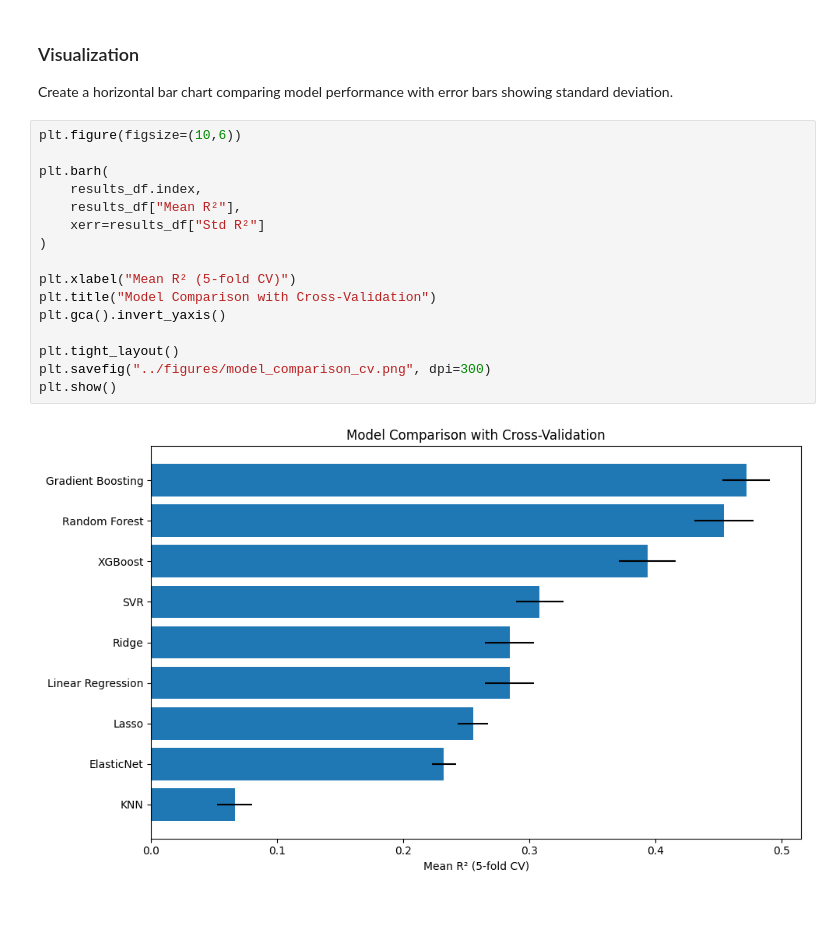
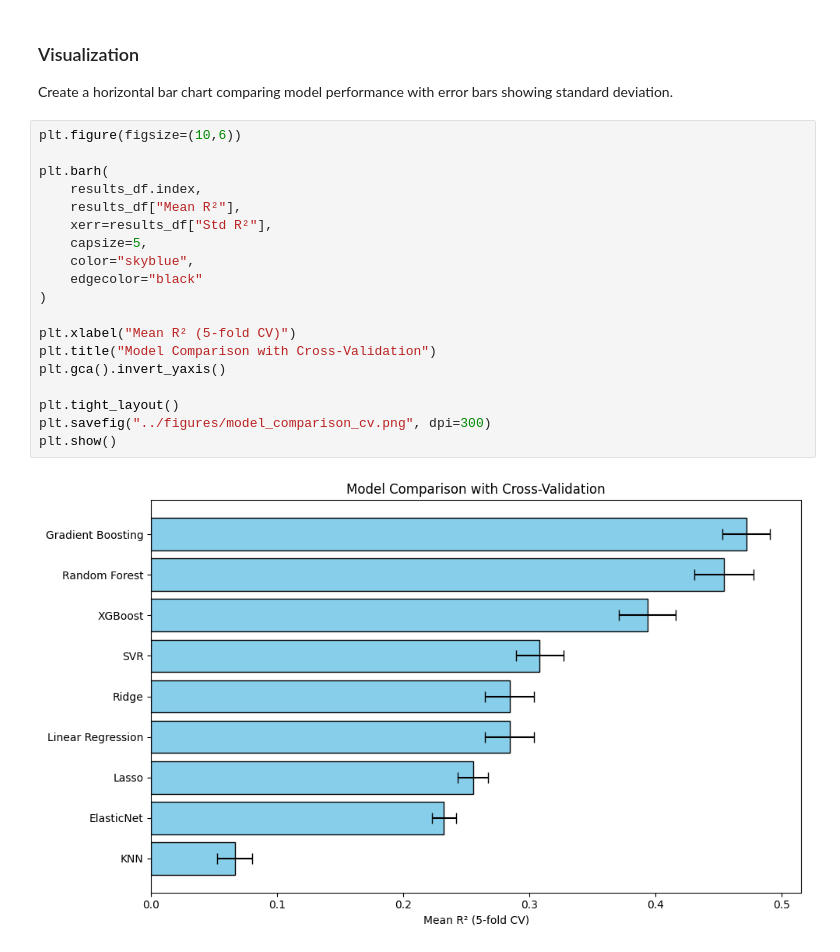
Before and after one commit to Climber1705/CW1-Tabular-Regression, a Jupyter notebook: notebooks/02-model-selection-baselines.ipynb, the cells around one changed output. Drawn from its saved outputs; the diff is of its cells as text; blank space fills up the shorter version.

```diff
--- a/notebooks/02-model-selection-baselines.ipynb
+++ b/notebooks/02-model-selection-baselines.ipynb
@@ -150,18 +150,21 @@ Create a horizontal bar chart comparing model performance with error bars showin
 # %%
 plt.figure(figsize=(10,6))
 
 plt.barh(
     results_df.index,
     results_df["Mean R²"],
-    xerr=results_df["Std R²"]
+    xerr=results_df["Std R²"],
+    capsize=5,
+    color="skyblue",
+    edgecolor="black"
 )
 
 plt.xlabel("Mean R² (5-fold CV)")
 plt.title("Model Comparison with Cross-Validation")
 plt.gca().invert_yaxis()
 
 plt.tight_layout()
 plt.savefig("../figures/model_comparison_cv.png", dpi=300)
 plt.show()
 # %% [output]
-[figure, old version]
+[figure, new version]
```
